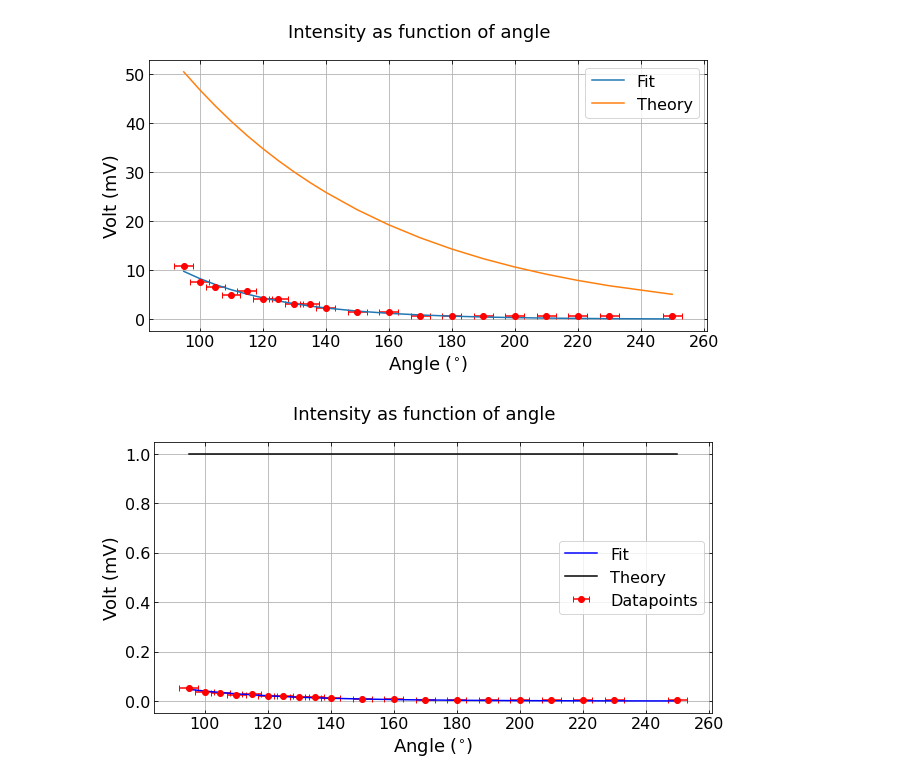
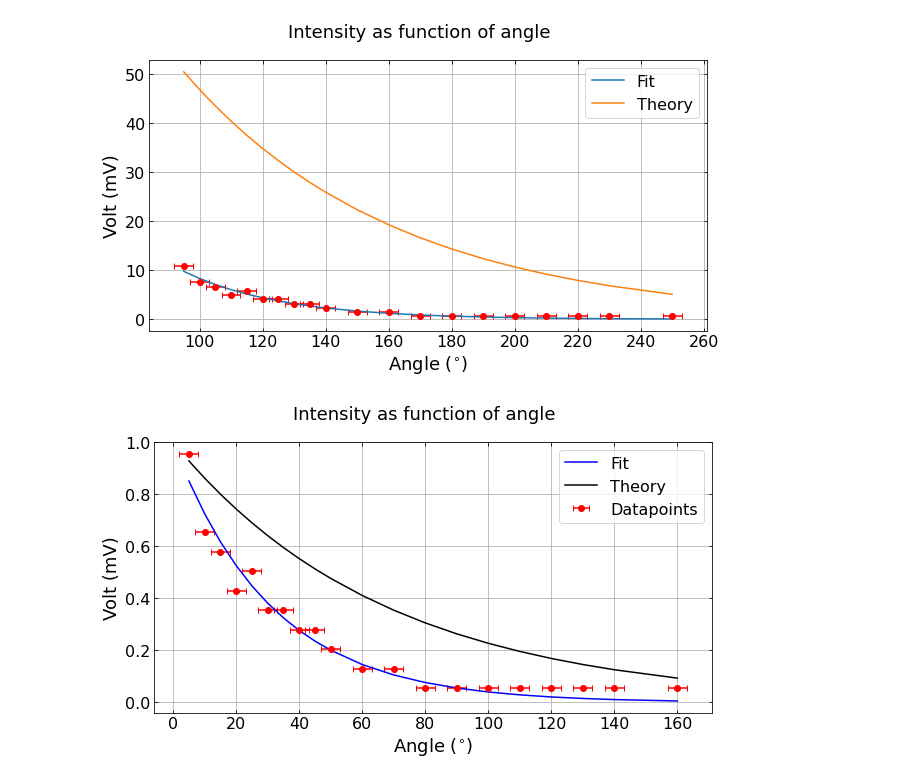
Before and after one commit to fred465f/Forsoeg_2, a Jupyter notebook: Labdage/Labdag_3/Visualisation/visualisation.ipynb, the cells around one changed output. Drawn from its saved outputs; the diff is of its cells as text; code cells hidden in the pictures.

```diff
--- a/Labdage/Labdag_3/Visualisation/visualisation.ipynb
+++ b/Labdage/Labdag_3/Visualisation/visualisation.ipynb
@@ -77,26 +77,35 @@ plt.show()
 # %%
 # Plot data
 fig, ax = plt.subplots(1, 1, figsize=(10, 5))
 
+df["Ang_corr"] = df['Angle']-90
+
+def guess(x,a,m):
+    return a*np.exp(-m*x)
+
+p0 = 10,0.0148
+
+popt, pcov = curve_fit(guess,df['Ang_corr'],df['Kanal B'], p0=p0, absolute_sigma=True)
+
 df["V_norm"] = df['Kanal B']/popt[0]
-ys_norm = [guess(x,popt[0],popt[1]) for x in df['Angle']]/popt[0]
-ys_theo = [guess(x,1,0.00) for x in df['Angle']]
+ys_norm = [guess(x,popt[0],popt[1]) for x in df['Ang_corr']]/popt[0]
+ys_theo = [guess(x,1,0.0148) for x in df['Ang_corr']]
 
 fig.suptitle('Intensity as function of angle')
 #ax.scatter(df['Angle'], df['Kanal B'], color = 'red', label = 'Data')
-ax.errorbar(df['Angle'], df['V_norm'], c = 'red', fmt = 'o',
+ax.errorbar(df['Ang_corr'], df['V_norm'], c = 'red', fmt = 'o',
              capsize = 3, xerr = alpha_angle, label='Datapoints')
 
 
-ax.plot(df['Angle'],ys_norm, label='Fit',color='b')
-ax.plot(df['Angle'],ys_theo, label='Theory',color='k')
+ax.plot(df['Ang_corr'],ys_norm, label='Fit',color='b')
+ax.plot(df['Ang_corr'],ys_theo, label='Theory',color='k')
 
 # Plot settings
 ax.set_xlabel(r'Angle ($^{\circ}$)')
 ax.set_ylabel('Volt (mV)')
 ax.grid()
 ax.legend()
 #plt.savefig('Intensity_as_function_of_angle_flatline_subtracted.pdf')
 plt.show()
 # %% [output]
-[figure, old version]
+[figure, new version]
```
